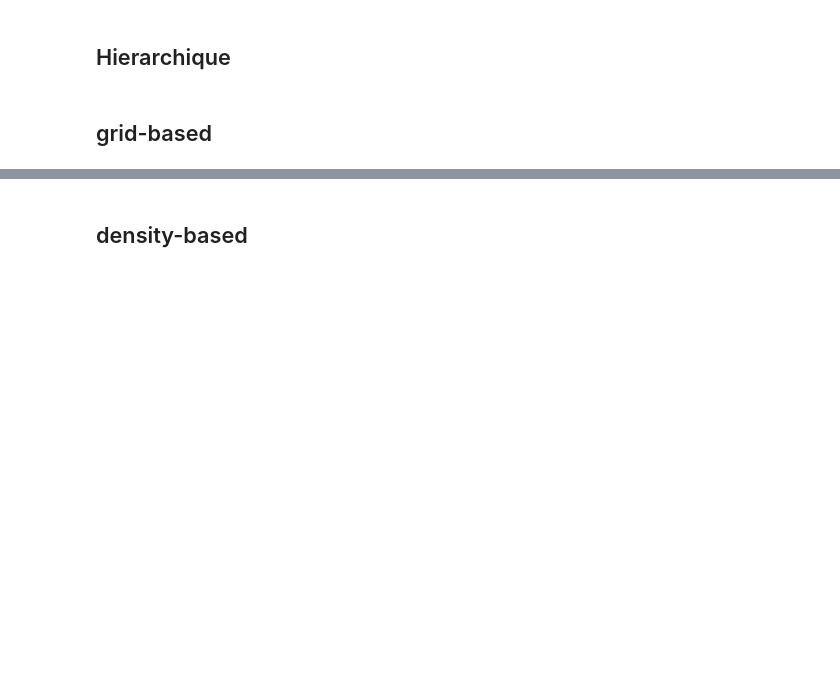
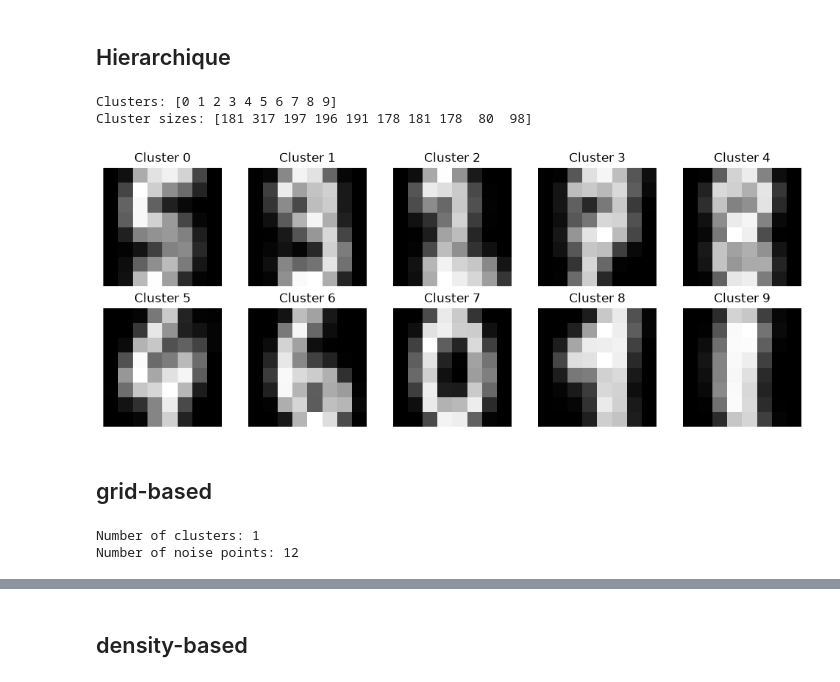
Before and after one commit to sarahmoussaoui/Machine-learning-for-Data-Science-Practical-Work, a Jupyter notebook: TP2/tp2.ipynb, the cells around one changed output, grey strips where cells are left out. Saved outputs shown, nothing was run; the diff lists cells and outputs as text; code cells hidden in the pictures; blank space fills up the shorter version.

```diff
--- a/TP2/tp2.ipynb
+++ b/TP2/tp2.ipynb
@@ -559,5 +566,75 @@ kmeans > kmedoids
 8. point de validation 3: repeter les questions 1 a 5 avec une methode hierarchique, une grid-based et une density-based. vous pouvez utilieser ls methodes vues en cours, ou bien d'aures mais il faur que ça soit une par famille de methode. Comparer la qualite des differents modeles entrainés a laide des metriques que vous avez selectionnées. (repondre dans le notebook)
 # %% [markdown]
 ## Hierarchique
+# %%
+from sklearn.cluster import AgglomerativeClustering
+from sklearn.metrics import (
+    homogeneity_score,
+    silhouette_score,
+    calinski_harabasz_score
+)
+
+# Train hierarchical clustering with 10 clusters
+hierarchical = AgglomerativeClustering(n_clusters=10)
+labels_hierarchical = hierarchical.fit_predict(data)
+
+print("Clusters:", np.unique(labels_hierarchical))
+
+# Display the number of images in each cluster
+print("Cluster sizes:", np.bincount(labels_hierarchical))
+
+# Display the 10 clusters as representative images
+plt.figure(figsize=(10, 4))
+
+for i in range(10):
+    cluster_images = data[labels_hierarchical == i]
+
+    # Mean image of the cluster
+    centroid = cluster_images.mean(axis=0).reshape(8, 8)
+
+    plt.subplot(2, 5, i + 1)
+    plt.imshow(centroid, cmap="gray")
+    plt.title(f"Cluster {i}")
+    plt.axis("off")
+
+plt.tight_layout()
+plt.show()
+# %% [output]
+Clusters: [0 1 2 3 4 5 6 7 8 9]
+Cluster sizes: [181 317 197 196 191 178 181 178  80  98]
+[figure, added]
 # %% [markdown]
 ## grid-based
+# %%
+from sklearn.decomposition import PCA
+from pyclustering.cluster.clique import clique
+import numpy as np
+import matplotlib.pyplot as plt
+
+# Reduce the data from 64 dimensions to 2
+pca = PCA(n_components=2)
+data_pca = pca.fit_transform(data)
+
+# Apply CLIQUE to the reduced data
+grid_model = clique(
+    data_pca.tolist(),
+    amount_intervals=5,
+    density_threshold=10
+)
+
+grid_model.process()
+
+clusters_grid = grid_model.get_clusters()
+noise_grid = grid_model.get_noise()
+
+# Convert clusters into labels
+labels_grid = np.full(len(data), -1, dtype=int)
+
+for cluster_id, indices in enumerate(clusters_grid):
+    labels_grid[indices] = cluster_id
+
+print("Number of clusters:", len(clusters_grid))
+print("Number of noise points:", len(noise_grid))
+# %% [output]
+Number of clusters: 1
+Number of noise points: 12
```
Also changed, not shown: parts of 23 cells of this notebook.
